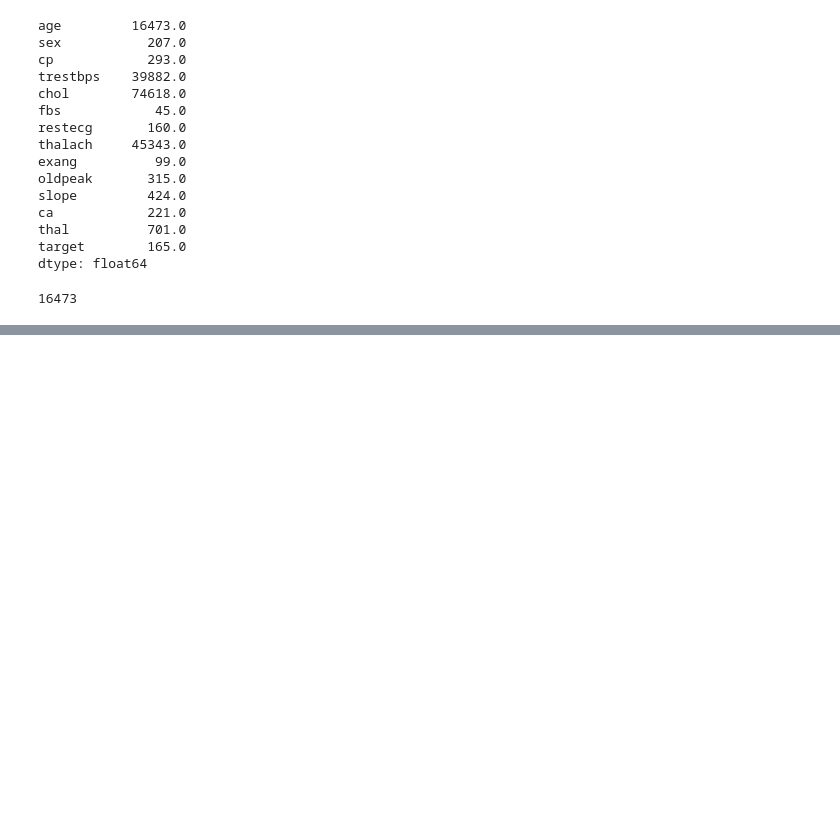
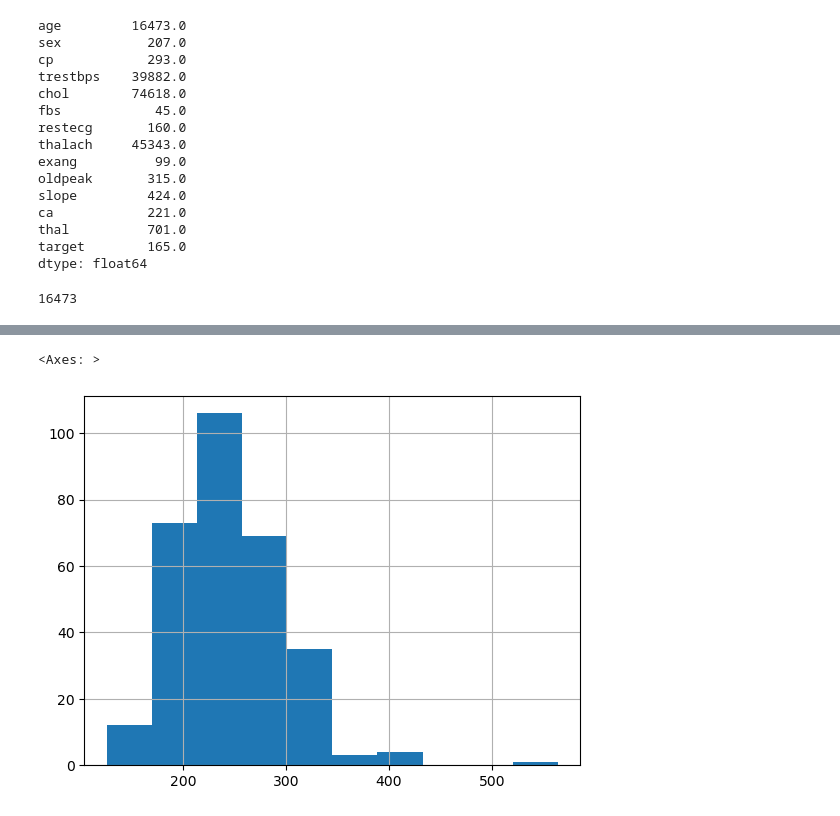
Before and after one commit to adrian007i/Zero-To-Mastery-ML_Data_Science, a Jupyter notebook: sample_project1/IntroToPandas.ipynb, the cells around one changed output, grey strips where cells are left out. Saved outputs shown, nothing was run; the diff lists cells and outputs as text; code cells hidden in the pictures; blank space fills up the shorter version.

```diff
--- a/sample_project1/IntroToPandas.ipynb
+++ b/sample_project1/IntroToPandas.ipynb
@@ -139,0 +239,5 @@ csv_data["age"].sum()
+# %%
+csv_data["chol"].hist()
+# %% [output]
+<Axes: >
+[figure, added]
```
Also changed, not shown: parts of 12 cells of this notebook.
